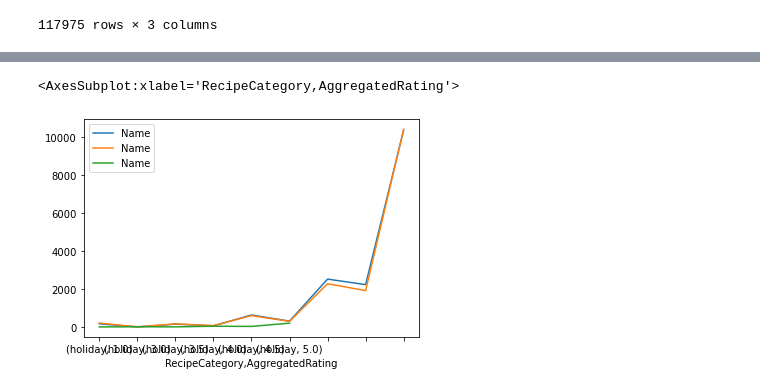
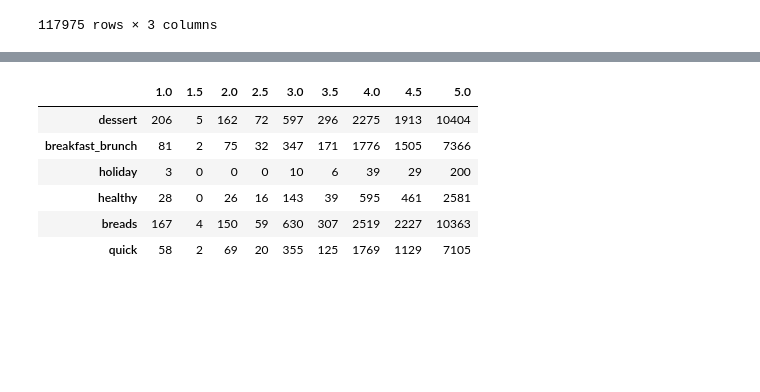
Before and after one commit to JenniferM-BShulyak/recipes_full, a Jupyter notebook: setup_exploration.ipynb, the cells around one changed output, grey strips where cells are left out. Saved outputs shown, nothing was run; the diff lists cells and outputs as text; code cells hidden in the pictures; blank space fills up the shorter version.

```diff
--- a/setup_exploration.ipynb
+++ b/setup_exploration.ipynb
@@ -239,7 +171,0 @@ plt.setp(ax2, xticklabels=['0','1','2','3','4','5','6'])
-# %%
-ax3 = distribution_df.loc[["breads"]].plot()
-distribution_df.loc[["dessert"]].plot(ax=ax3)
-distribution_df.loc[["holiday"]].plot(ax=ax3)
-# %% [output]
-<AxesSubplot:xlabel='RecipeCategory,AggregatedRating'>
-[figure, removed]
@@ -245,0 +176,13 @@ distribution_df.loc[["holiday"]].plot(ax=ax3)
+# %%
+# Turn list of dictionaries into a dataFrame and make the index the categories
+d = pd.DataFrame(categories_dict_complete)
+d.index = categories_strings
+d
+# %% [output]
+|  | 1.0 | 1.5 | 2.0 | 2.5 | 3.0 | 3.5 | 4.0 | 4.5 | 5.0 |
+| dessert | 206 | 5 | 162 | 72 | 597 | 296 | 2275 | 1913 | 10404 |
+| breakfast_brunch | 81 | 2 | 75 | 32 | 347 | 171 | 1776 | 1505 | 7366 |
+| holiday | 3 | 0 | 0 | 0 | 10 | 6 | 39 | 29 | 200 |
+| healthy | 28 | 0 | 26 | 16 | 143 | 39 | 595 | 461 | 2581 |
+| breads | 167 | 4 | 150 | 59 | 630 | 307 | 2519 | 2227 | 10363 |
+| quick | 58 | 2 | 69 | 20 | 355 | 125 | 1769 | 1129 | 7105 |
```
Also changed, not shown: parts of 12 cells of this notebook.
